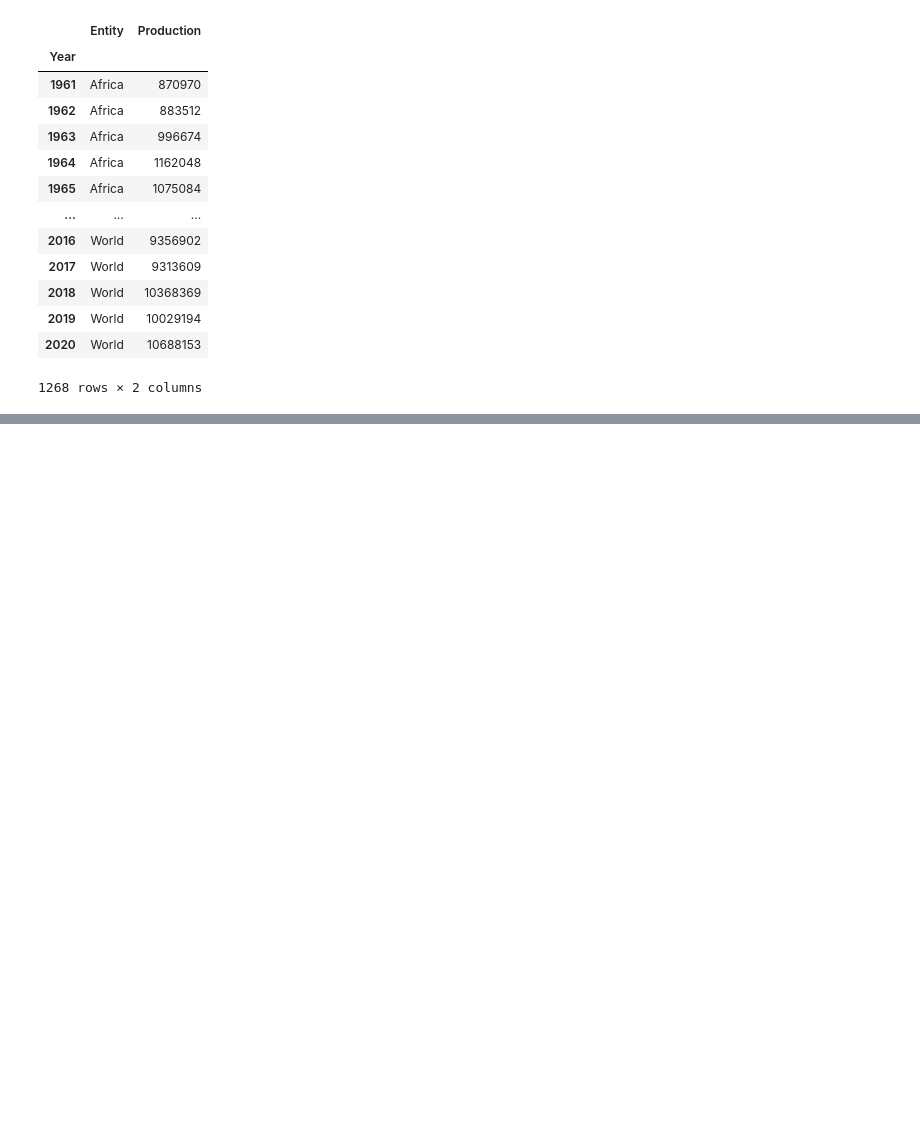
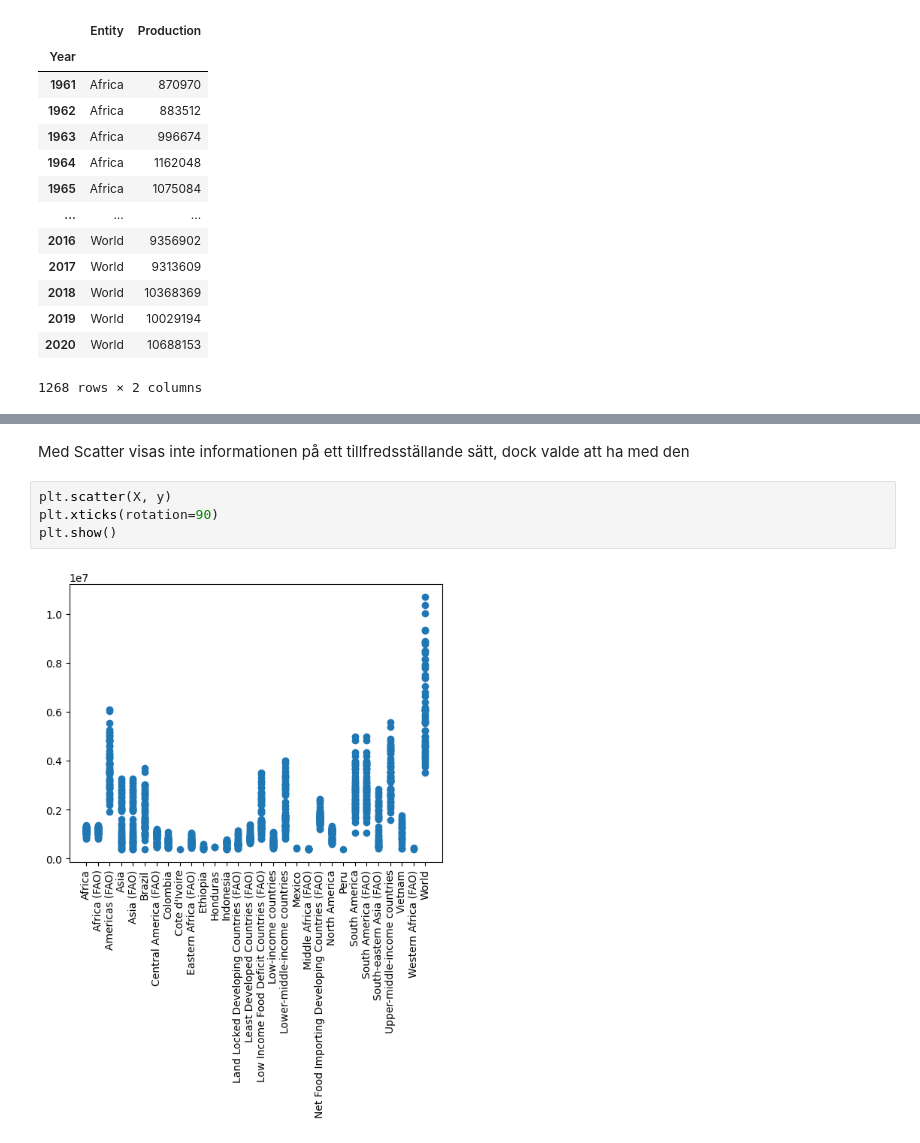
Before and after one commit to Sano75/Lab1, a Jupyter notebook: main/coffeeproduction.ipynb, the cells around one changed output, grey strips where cells are left out. Drawn from its saved outputs; the diff is of its cells as text; blank space fills up the shorter version.

```diff
--- a/main/coffeeproduction.ipynb
+++ b/main/coffeeproduction.ipynb
@@ -80 +96,9 @@ result
+# %% [markdown]
+Med Scatter visas inte informationen på ett tillfredsställande sätt, dock valde att ha med den
+# %%
+plt.scatter(X, y)
+plt.xticks(rotation=90)
+plt.show()
+# %% [output]
+[figure, added]
 # %%
```
Also changed, not shown: parts of 4 cells of this notebook.
